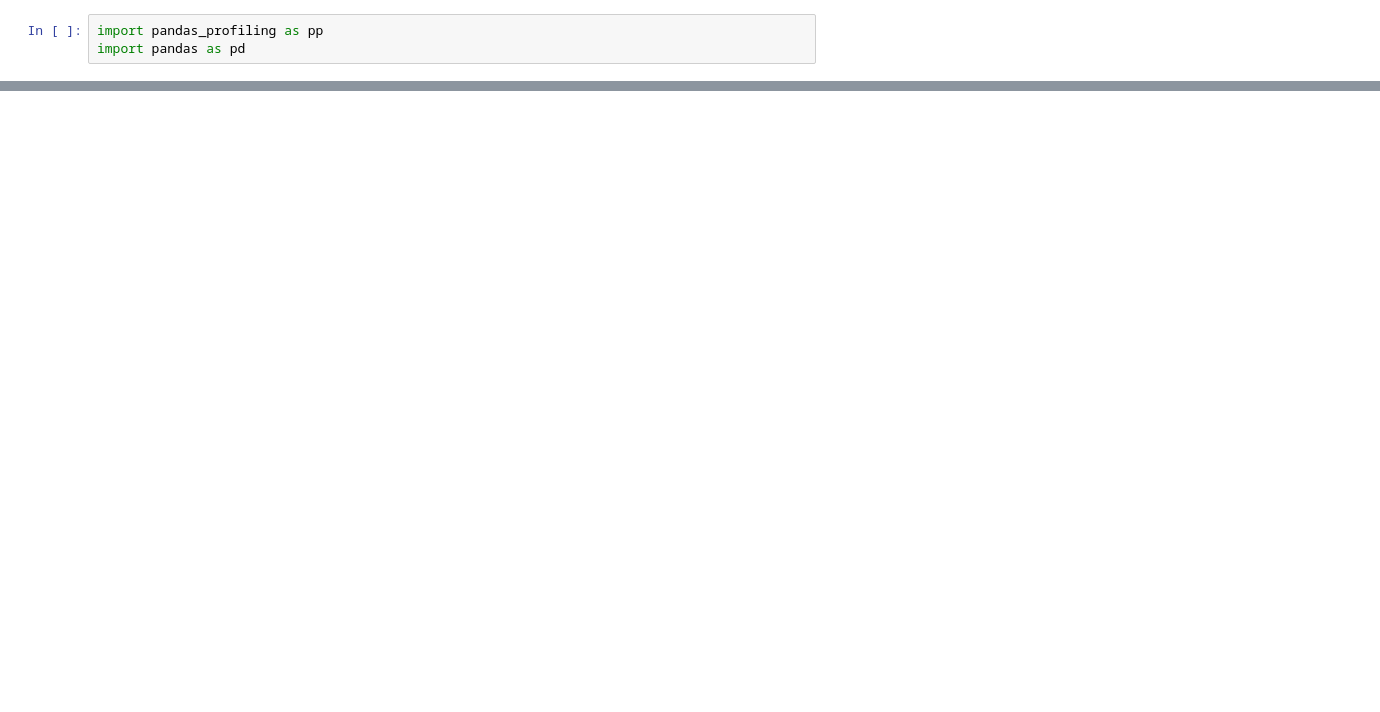
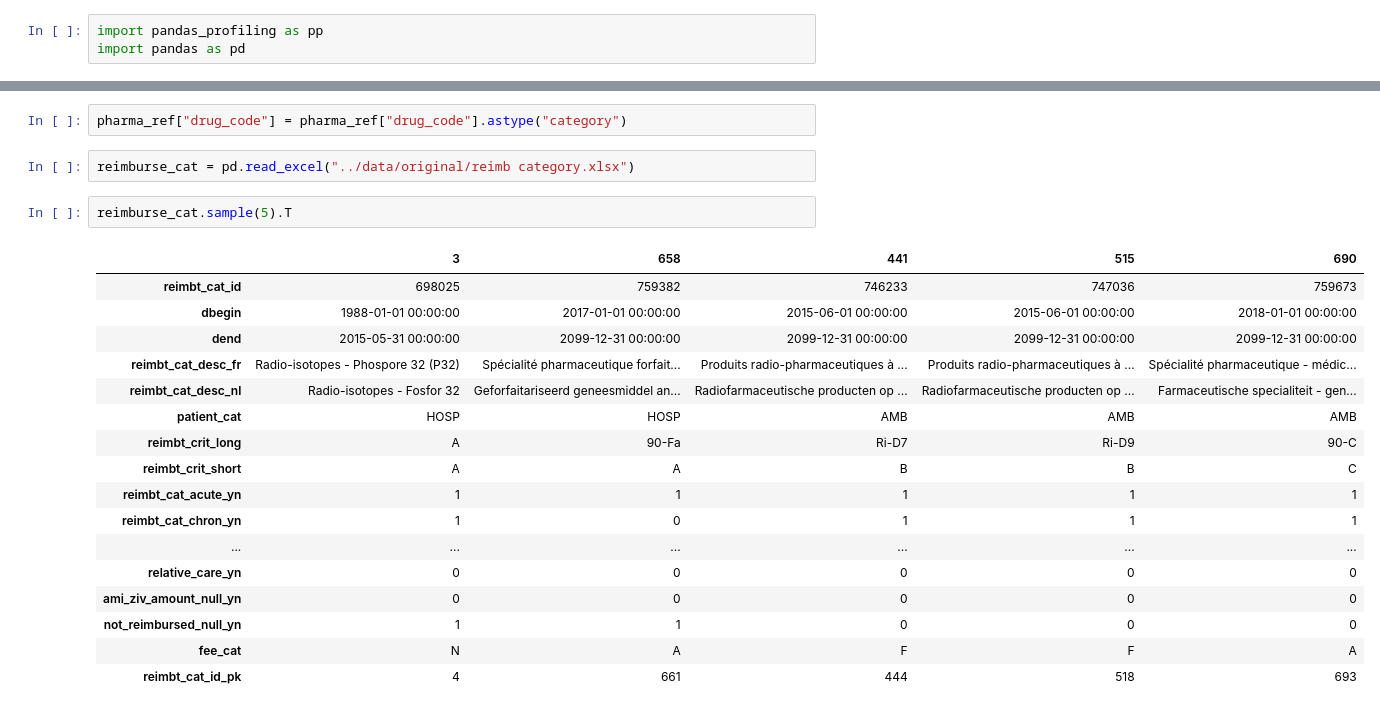
Before and after one commit to albert-kevin/DataforbetterHealth, a Jupyter notebook: code/brice_play_with_the_panda.ipynb, the cells around one changed output, grey strips where cells are left out. Saved outputs shown, nothing was run; the diff lists cells and outputs as text; blank space fills up the shorter version.

```diff
--- a/code/brice_play_with_the_panda.ipynb
+++ b/code/brice_play_with_the_panda.ipynb
@@ -36,0 +83,24 @@ account_yy_ss   Province        Type    hosp_serv_id    reimbt_cat_id   drug_cod
+# %%
+pharma_ref["drug_code"] = pharma_ref["drug_code"].astype("category")
+# %%
+reimburse_cat = pd.read_excel("../data/original/reimb category.xlsx")
+# %%
+reimburse_cat.sample(5).T
+# %% [output]
+|  | 3 | 658 | 441 | 515 | 690 |
+| reimbt_cat_id | 698025 | 759382 | 746233 | 747036 | 759673 |
+| dbegin | 1988-01-01 00:00:00 | 2017-01-01 00:00:00 | 2015-06-01 00:00:00 | 2015-06-01 00:00:00 | 2018-01-01 00:00:00 |
+| dend | 2015-05-31 00:00:00 | 2099-12-31 00:00:00 | 2099-12-31 00:00:00 | 2099-12-31 00:00:00 | 2099-12-31 00:00:00 |
+| reimbt_cat_desc_fr | Radio-isotopes - Phospore 32 (P32) | Spécialité pharmaceutique forfait... | Produits radio-pharmaceutiques à ... | Produits radio-pharmaceutiques à ... | Spécialité pharmaceutique - médic... |
+| reimbt_cat_desc_nl | Radio-isotopes - Fosfor 32 | Geforfaitariseerd geneesmiddel an... | Radiofarmaceutische producten op ... | Radiofarmaceutische producten op ... | Farmaceutische specialiteit - gen... |
+| patient_cat | HOSP | HOSP | AMB | AMB | AMB |
+| reimbt_crit_long | A | 90-Fa | Ri-D7 | Ri-D9 | 90-C |
+| reimbt_crit_short | A | A | B | B | C |
+| reimbt_cat_acute_yn | 1 | 1 | 1 | 1 | 1 |
+| reimbt_cat_chron_yn | 1 | 0 | 1 | 1 | 1 |
+| ... | ... | ... | ... | ... | ... |
+| relative_care_yn | 0 | 0 | 0 | 0 | 0 |
+| ami_ziv_amount_null_yn | 0 | 0 | 0 | 0 | 0 |
+| not_reimbursed_null_yn | 1 | 1 | 0 | 0 | 0 |
+| fee_cat | N | A | F | F | A |
+| reimbt_cat_id_pk | 4 | 661 | 444 | 518 | 693 |
```
Also changed, not shown: parts of 18 cells of this notebook, 2 other files.
